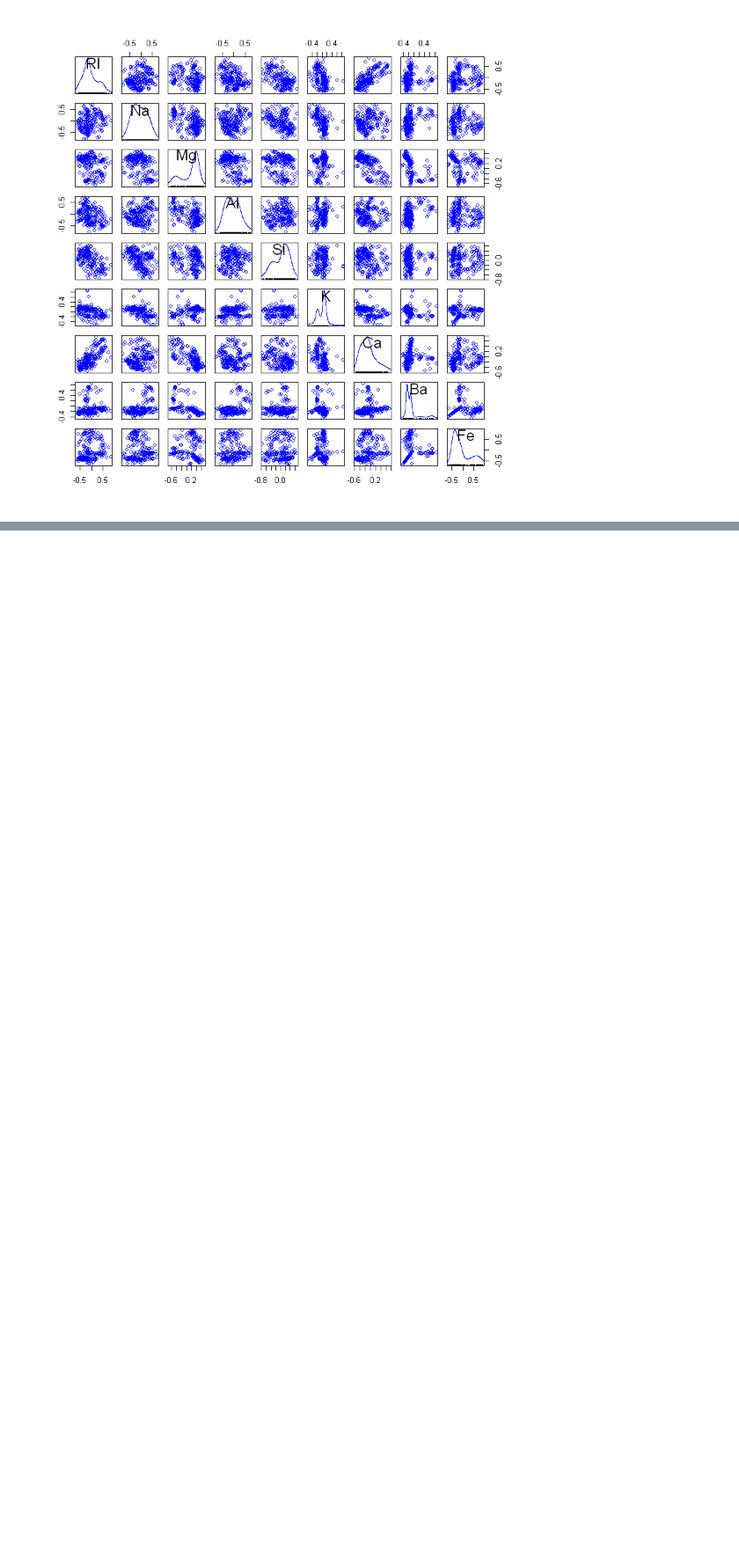
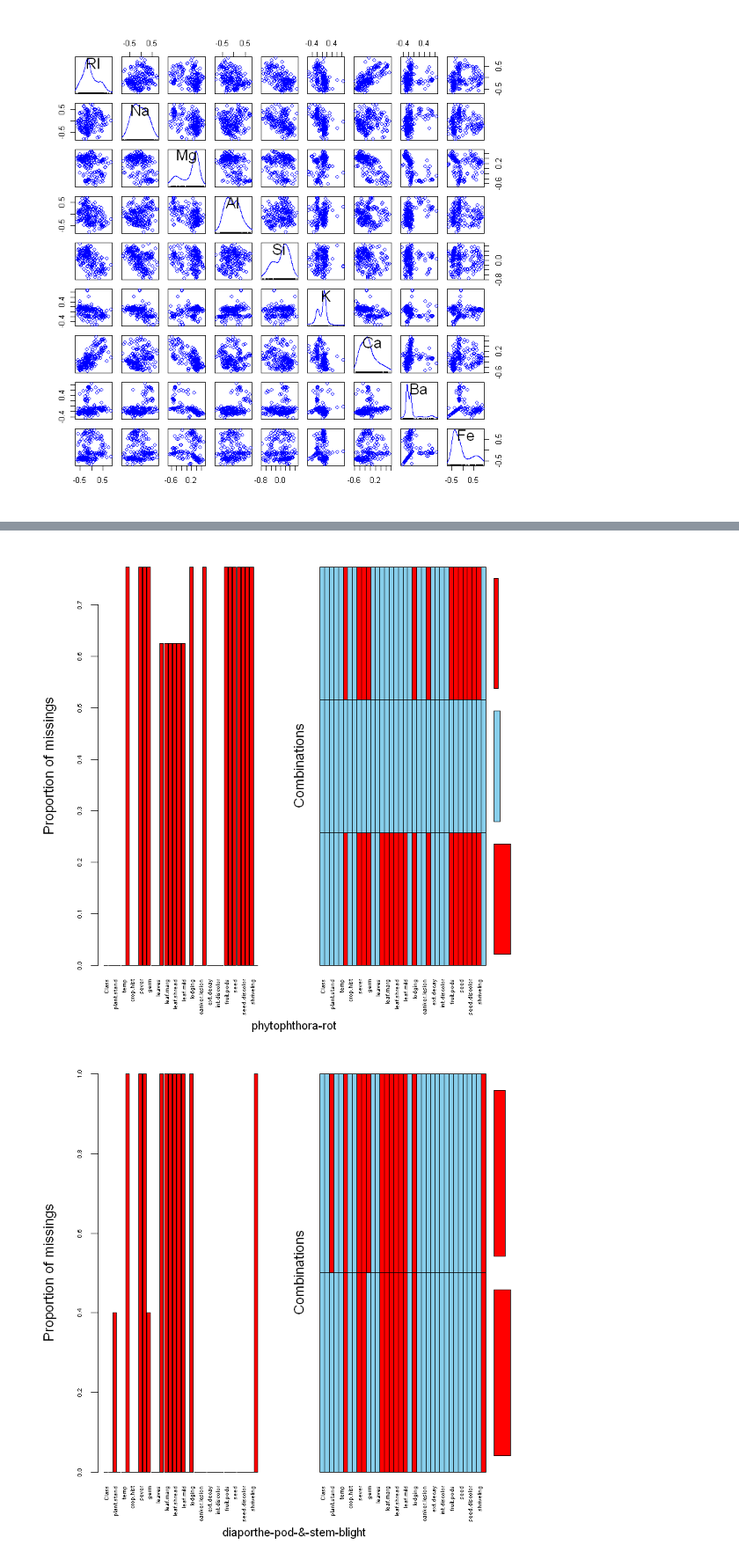
Before and after one commit to Randallzoeng/BookClub, a Jupyter notebook: AppliedPredictiveModeling/Chap. 3 Exercises.ipynb, the cells around one changed output, grey strips where cells are left out. Shown at 88% size. Cells and saved outputs as stored; diff of their text form; code cells hidden in the pictures; blank space fills up the shorter version.

```diff
--- a/AppliedPredictiveModeling/Chap. 3 Exercises.ipynb
+++ b/AppliedPredictiveModeling/Chap. 3 Exercises.ipynb
@@ -89,0 +230,11 @@ spm(glass_spatial,smooth=F,regLine = F)
+# %%
+list <-which(rowSums(is.na(Soybean)) > 0)
+Soybean_NA <- Soybean[list,]
+cols <- unique(Soybean_NA$Class)
+for (i in cols){
+   aggr(Soybean[Soybean$Class==i,],cex.axis=.5)
+    title(sub=i)
+}
+# %% [output]
+[figure, added]
+[figure, added]
```
Also changed, not shown: parts of 20 cells of this notebook.
